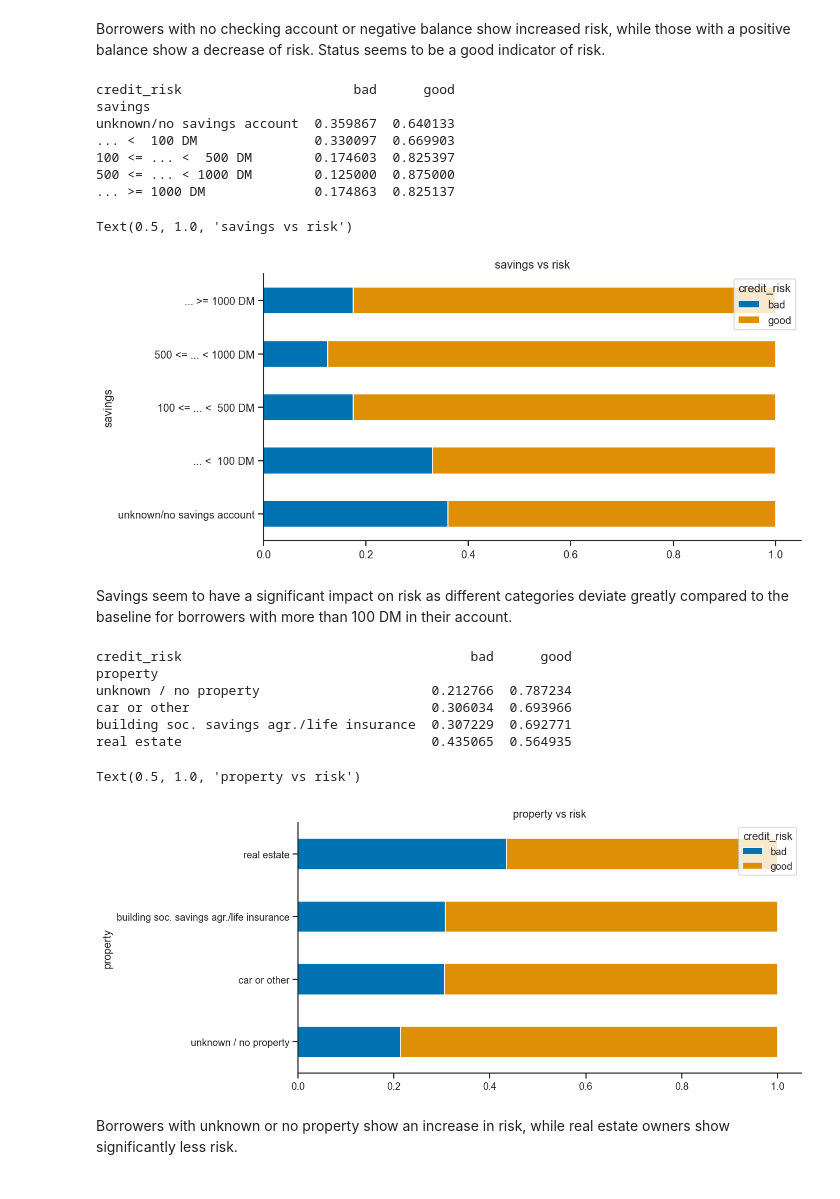
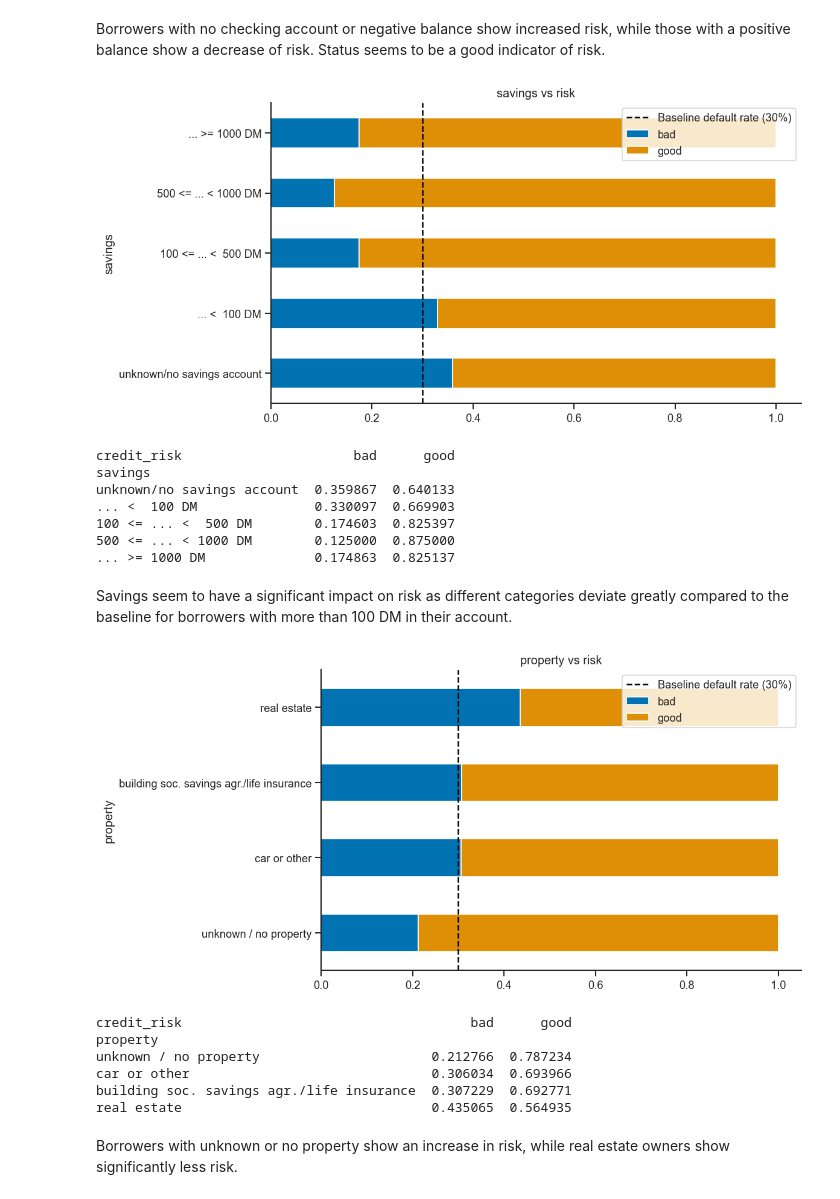
Before and after one commit to alexwill314/german_credit_eda, a Jupyter notebook: notebooks/German_Credit_Data_Analysis.ipynb, the cells around one changed output. Drawn from its saved outputs; the diff is of its cells as text; code cells hidden in the pictures.

```diff
--- a/notebooks/German_Credit_Data_Analysis.ipynb
+++ b/notebooks/German_Credit_Data_Analysis.ipynb
@@ -254,11 +259,10 @@ Text(0.5, 1.0, 'status vs risk')
 # %% [markdown]
 Borrowers with no checking account or negative balance show increased risk, while those with a positive balance show a decrease of risk. Status seems to be a good indicator of risk.
 # %%
-ct = pd.crosstab(df["savings"], df["credit_risk"], normalize = "index")
-print(ct)
-ct.plot(kind = "barh", stacked = True)
-plt.title("savings vs risk")
+#savings
+ctbplot(df, 'savings')
 # %% [output]
+[figure, new version]
 credit_risk                      bad      good
 savings
 unknown/no savings account  0.359867  0.640133
@@ -266,24 +270,19 @@ unknown/no savings account  0.359867  0.640133
 100 <= ... <  500 DM        0.174603  0.825397
 500 <= ... < 1000 DM        0.125000  0.875000
 ... >= 1000 DM              0.174863  0.825137
-Text(0.5, 1.0, 'savings vs risk')
-[figure, old version]
 # %% [markdown]
 Savings seem to have a significant impact on risk as different categories deviate greatly compared to the baseline for borrowers with more than 100 DM in their account.
 # %%
-ct = pd.crosstab(df["property"], df["credit_risk"], normalize = "index")
-print(ct)
-ct.plot(kind = "barh", stacked = True)
-plt.title("property vs risk")
+#property
+ctbplot(df, 'property')
 # %% [output]
+[figure, new version]
 credit_risk                                     bad      good
 property
 unknown / no property                      0.212766  0.787234
 car or other                               0.306034  0.693966
 building soc. savings agr./life insurance  0.307229  0.692771
 real estate                                0.435065  0.564935
-Text(0.5, 1.0, 'property vs risk')
-[figure, old version]
 # %% [markdown]
 Borrowers with unknown or no property show an increase in risk, while real estate owners show significantly less risk.
 # %%
```
Also changed, not shown: parts of 24 cells of this notebook.
